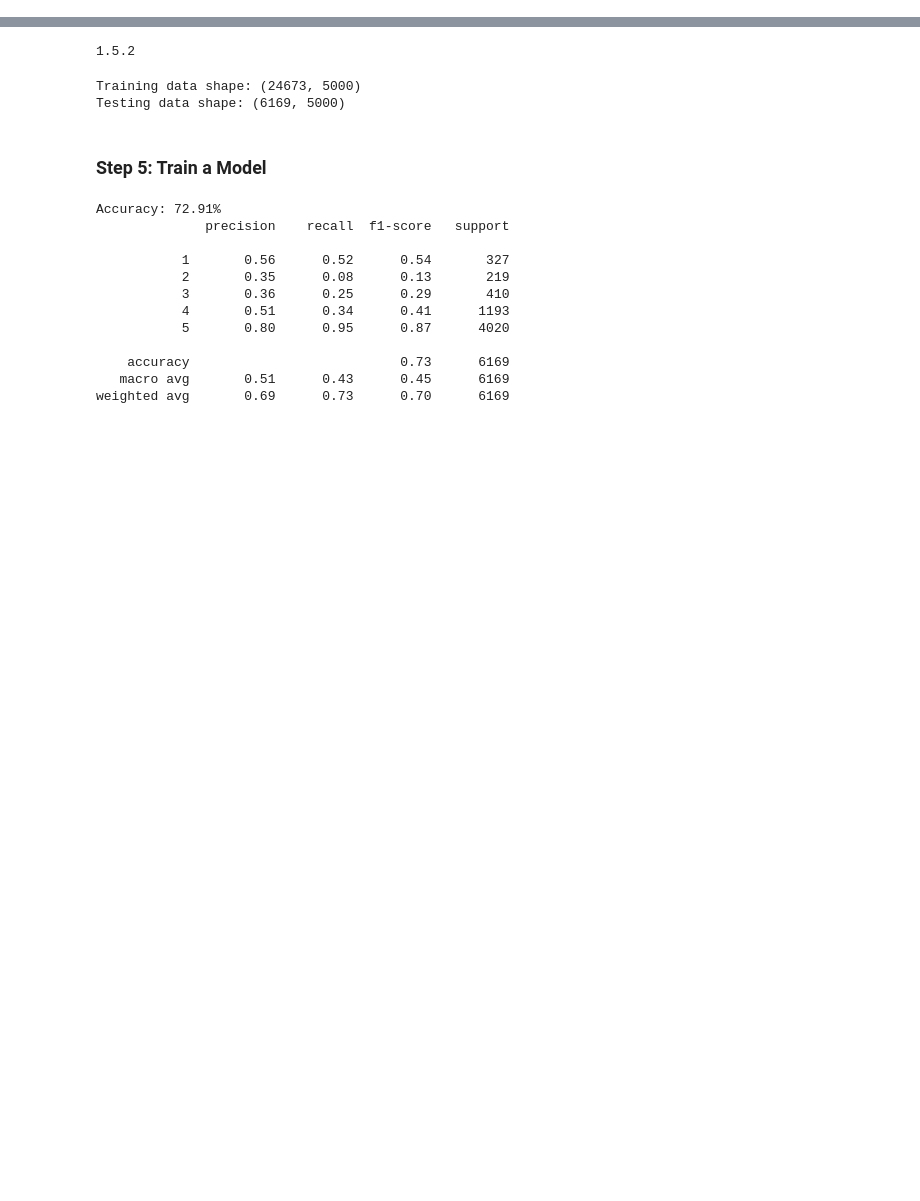
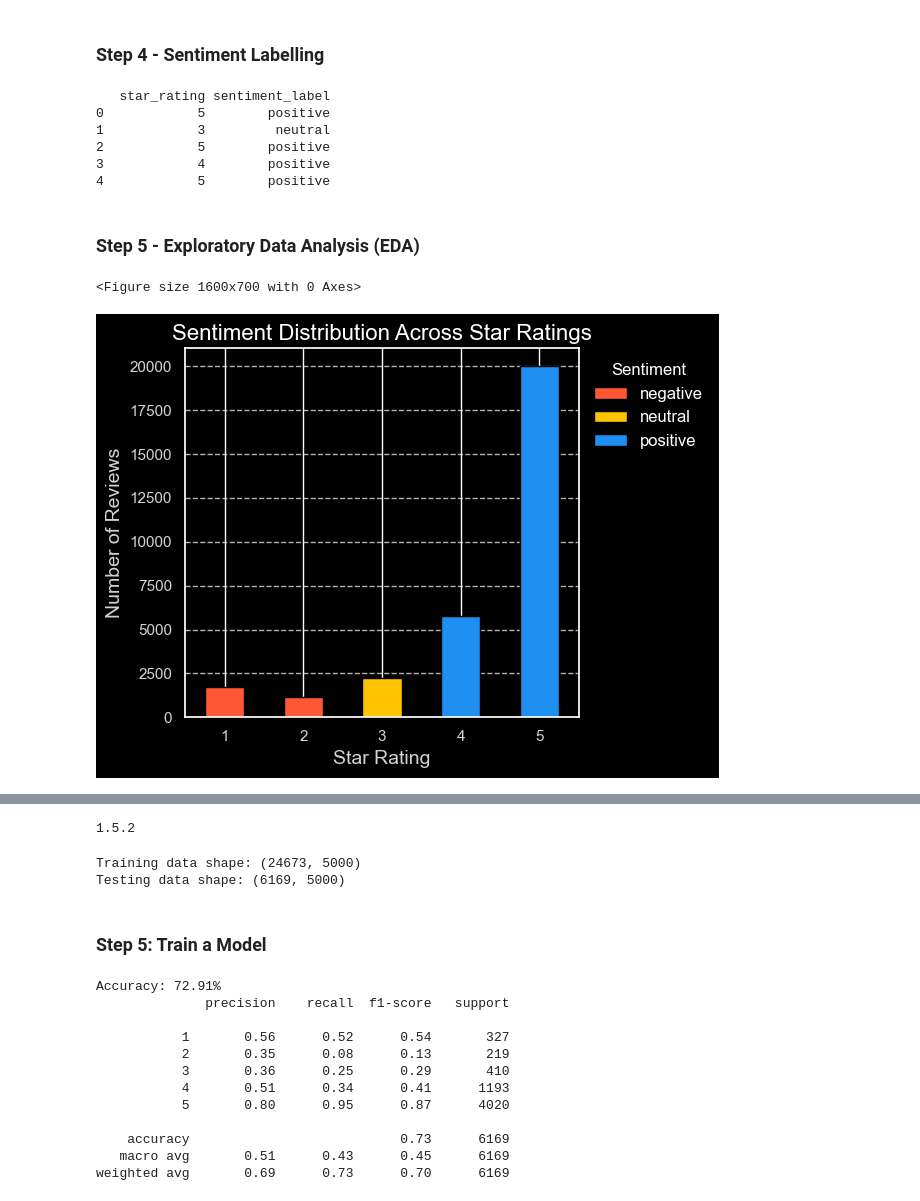
Before and after one commit to nafisalawalidris/Product-Review-Sentiment-Analysis, a Jupyter notebook: Product_Review_Analysis.ipynb, the cells around one changed output, grey strips where cells are left out. Saved outputs shown, nothing was run; the diff lists cells and outputs as text; code cells hidden in the pictures; blank space fills up the shorter version.

```diff
--- a/Product_Review_Analysis.ipynb
+++ b/Product_Review_Analysis.ipynb
@@ -211,0 +44,7 @@ Passing `palette` without assigning `hue` is deprecated and will be removed in v
+# %%
+# Load the dataset with the correct delimiter
+file_path = r"C:\Users\USER\Downloads\Sentiment Analysis for Product Reviews\Amazon Product Review.txt"
+data = pd.read_csv(file_path, delimiter=",", encoding="utf-8")  # Use comma as delimiter
+
+# Preview the dataset
+print(data.head())
@@ -211,0 +127,50 @@ Passing `palette` without assigning `hue` is deprecated and will be removed in v
+# %% [markdown]
+### **Step 4 - Sentiment Labelling** ###
+# %%
+# Function to label sentiment based on star rating
+def label_sentiment(star_rating):
+    if star_rating in [1, 2]:
+        return 'negative'
+    elif star_rating == 3:
+        return 'neutral'
+    elif star_rating in [4, 5]:
+        return 'positive'
+
+# Apply the label_sentiment function to create a new column 'sentiment_label'
+data['sentiment_label'] = data['star_rating'].apply(label_sentiment)
+
+# Preview the dataset with sentiment labels
+print(data[['star_rating', 'sentiment_label']].head())
+# %% [output]
+   star_rating sentiment_label
+0            5        positive
+1            3         neutral
+2            5        positive
+3            4        positive
+4            5        positive
+# %% [markdown]
+### **Step 5 - Exploratory Data Analysis (EDA)** ###
+# %%
+# 1. Sentiment Distribution Across Star Ratings
+
+# Set a style with a dark background
+plt.style.use('dark_background')
+
+# Count the sentiment labels for each star rating
+sentiment_counts_by_rating = data.groupby('star_rating')['sentiment_label'].value_counts().unstack().fillna(0)
+
+# Plot the distribution of sentiment across star ratings
+plt.figure(figsize=(16, 7))
+sentiment_counts_by_rating.plot(kind='bar', stacked=True, color=['#FF5733', '#FFC300', '#1F8EF1'], edgecolor='black')
+plt.title('Sentiment Distribution Across Star Ratings', fontsize=16, color='white')
+plt.xlabel('Star Rating', fontsize=14, color='lightgray')
+plt.ylabel('Number of Reviews', fontsize=14, color='lightgray')
+plt.xticks(rotation=0, color='lightgray')
+plt.yticks(color='lightgray')
+plt.grid(axis='y', linestyle='--', alpha=0.7)
+plt.legend(title='Sentiment', fontsize=12, bbox_to_anchor=(1, 1), loc='upper left', frameon=False)
+plt.tight_layout()
+plt.show()
+# %% [output]
+<Figure size 1600x700 with 0 Axes>
+[figure, added]
```
Also changed, not shown: parts of 33 cells of this notebook, 1 other file.
